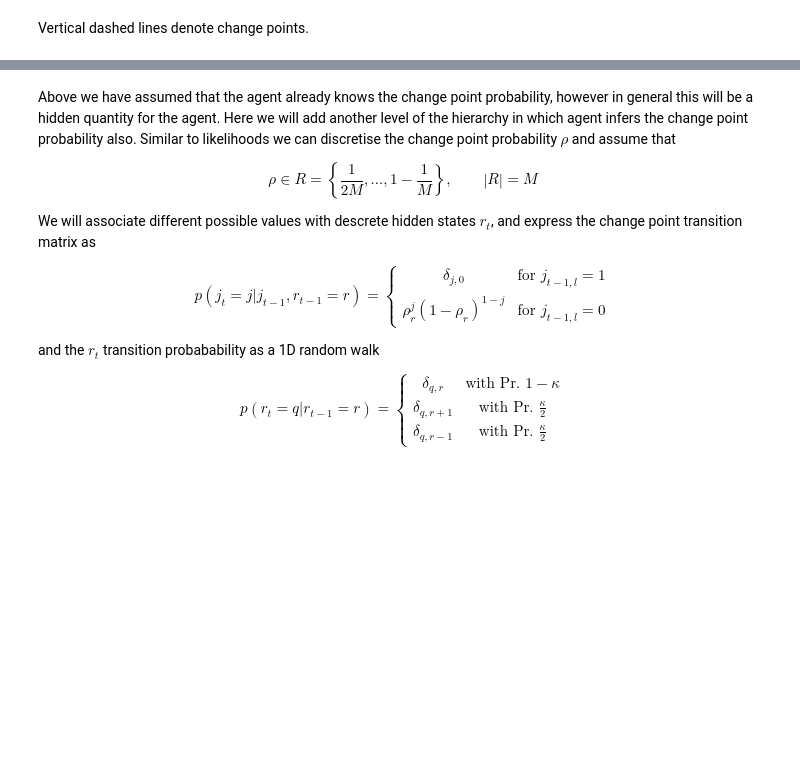
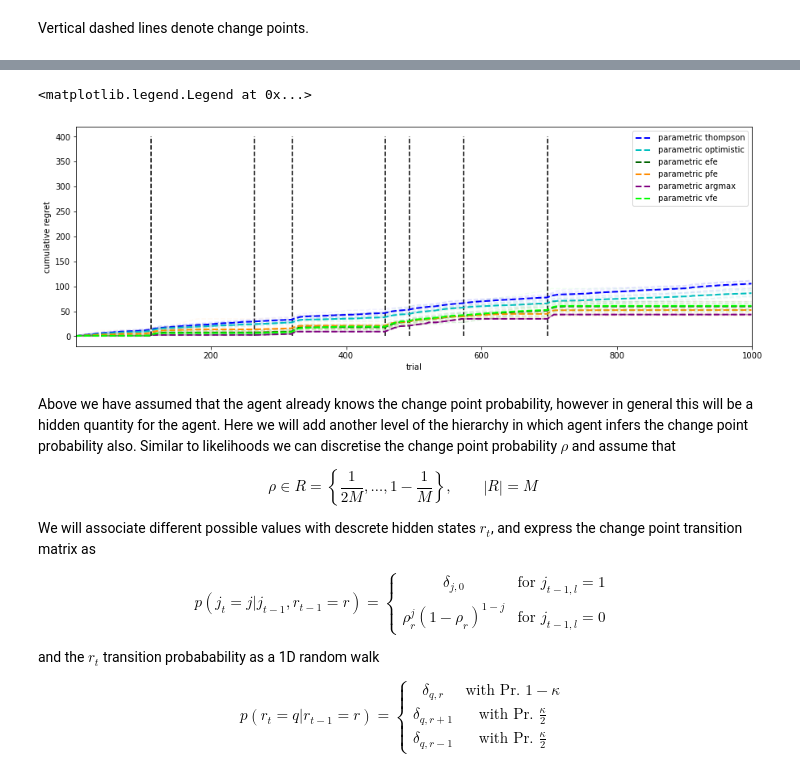
Before and after one commit to dimarkov/aibandits, a Jupyter notebook: piecewise_stationary_bandits_comparison.ipynb, the cells around one changed output, grey strips where cells are left out. Drawn from its saved outputs; the diff is of its cells as text; code cells hidden in the pictures; blank space fills up the shorter version.

```diff
--- a/piecewise_stationary_bandits_comparison.ipynb
+++ b/piecewise_stationary_bandits_comparison.ipynb
@@ -292,3 +473,42 @@ Vertical dashed lines denote change points.
+# %%
+def calc_probs(choices):
+    probs = np.stack([lax.index_take(true_probs, [np.arange(T), choices[:, n]], (0, 1)) for n in range(N)], 0)
+    return probs
+
+states_probs = [calc_probs(s['choices']) for s in sequence_states]
+parametric_probs = [calc_probs(s['choices']) for s in sequence_parametric]
+
+max_probs = lax.index_take(true_probs, [np.arange(T), true_probs.argmax(-1)], (0, 1))
+
+n_smpl = 100
+random_choices = random.categorical(random.PRNGKey(547890), np.zeros(K), shape=(T, n_smpl))
+random_probs = np.stack([lax.index_take(true_probs, [np.arange(T), random_choices[:, n]], (0, 1)) for n in range(n_smpl)], 0)
+
+
+fig, axes = plt.subplots(1, 1, figsize=(15, 5))
+
+changes = np.concatenate([np.zeros(1), np.abs(np.diff(true_probs.argmax(-1)))], -1)
+plt.vlines(np.nonzero(changes), 0, 400, linestyle='--')
+
+line_colors = ['b', 'c', 'darkgreen', 'darkorange', 'purple', 'lime']
+
+#for i,probs in enumerate(states_probs):
+#    regret = np.cumsum(max_probs - probs, -1).T
+#    plt.plot(regret, line_colors[i], alpha=.05);
+#    plt.plot(regret.mean(-1), line_colors[i], label=labels_states[i], lw=2)
+
+for i,probs in enumerate(parametric_probs):
+    regret = np.cumsum(max_probs - probs, -1).T
+    plt.plot(regret, line_colors[i], linestyle='--', alpha=.05);
+    plt.plot(regret.mean(-1), line_colors[i], linestyle='--', label=labels_parametric[i], lw=2)
+
+plt.xlim(1, T)
+plt.xlabel('trial')
+plt.ylabel('cumulative regret')
+plt.legend()
+# %% [output]
+<matplotlib.legend.Legend at 0x...>
+[figure, added]
 # %% [markdown]
 Above we have assumed that the agent already knows the change point probability, however in general this will be a hidden quantity for the agent. Here we will add another level of the hierarchy in which agent infers the change point probability also. Similar to likelihoods we can discretise the change point probability $\rho$ and assume that
 
```
Also changed, not shown: parts of 10 cells of this notebook, 1 other file.
